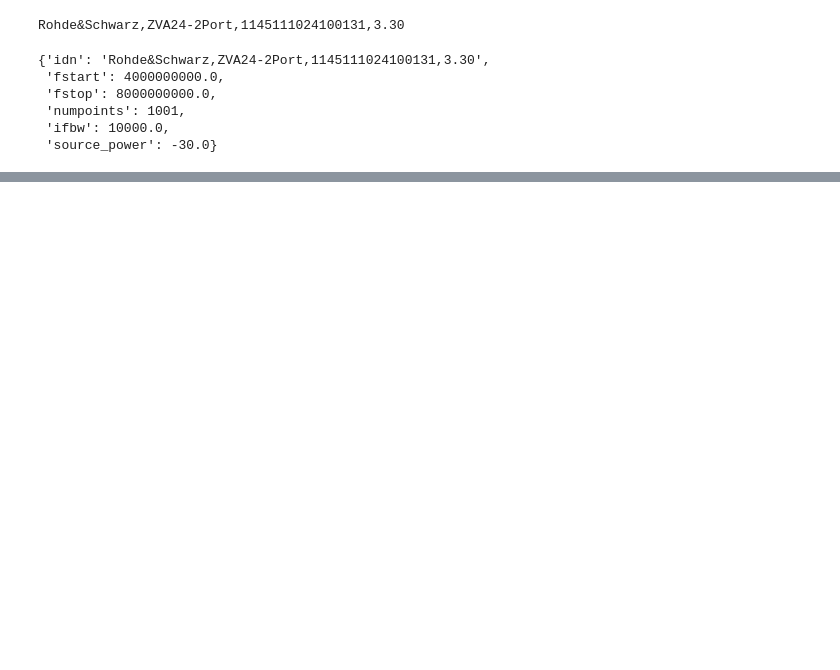
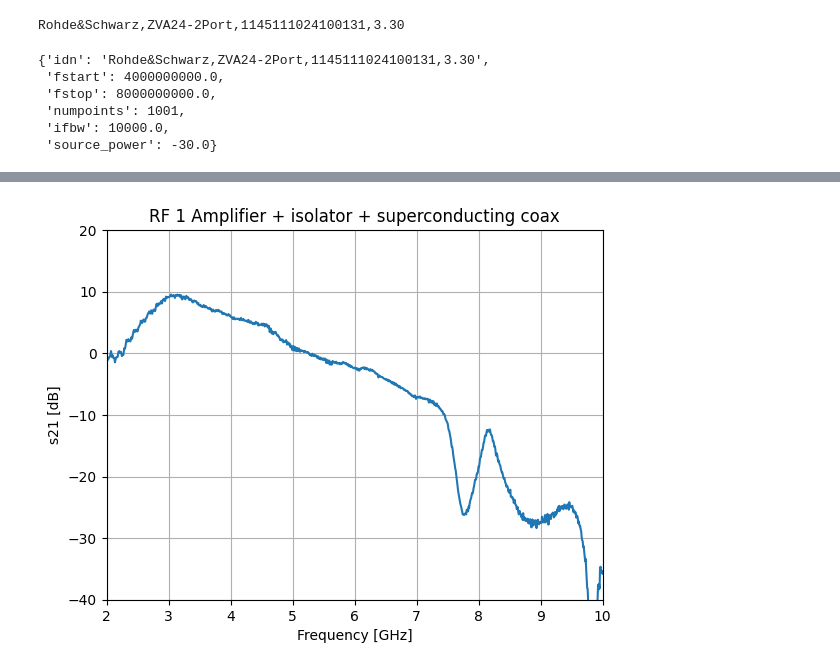
Before and after one commit to lafefspietz/qna-data-summer-2026, a Jupyter notebook: data/room-temperature-tests/vna-trace.ipynb, the cells around one changed output, grey strips where cells are left out. Cells and saved outputs as stored; diff of their text form; code cells hidden in the pictures; blank space fills up the shorter version.

```diff
--- a/data/room-temperature-tests/vna-trace.ipynb
+++ b/data/room-temperature-tests/vna-trace.ipynb
@@ -98,0 +99,16 @@ with open('vna-settings.json', 'w') as json_file:
+# %%
+plt.plot(fghz, trace)
+plt.xlim(fghz[0], fghz[-1])
+plt.ylim(-40, 20)
+plt.grid()
+plt.xlabel('Frequency [GHz]')
+plt.ylabel('s21 [dB]')
+plt.title('RF 1 Amplifier + isolator + superconducting coax')
+plt.savefig('vna-trace-rfout1-amp-isolator.png', dpi=300, bbox_inches='tight')
+
+plt.show()
+trace_network.write('vna-trace-rfout1-amp-isolator.s1p')
+with open('vna-settings-rfout1-amp-isolator.json', 'w') as json_file:
+    json.dump(vna_json, json_file, indent=4)
+# %% [output]
+[figure, added]
```
Also changed, not shown: parts of 2 cells of this notebook, 6 other files.
